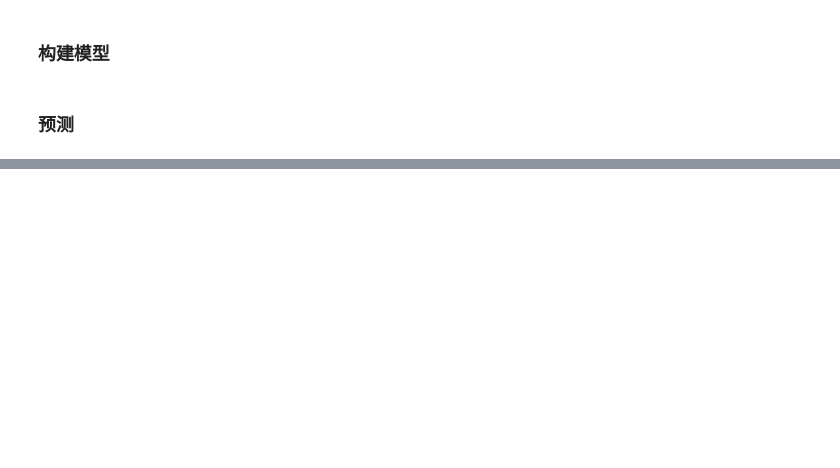
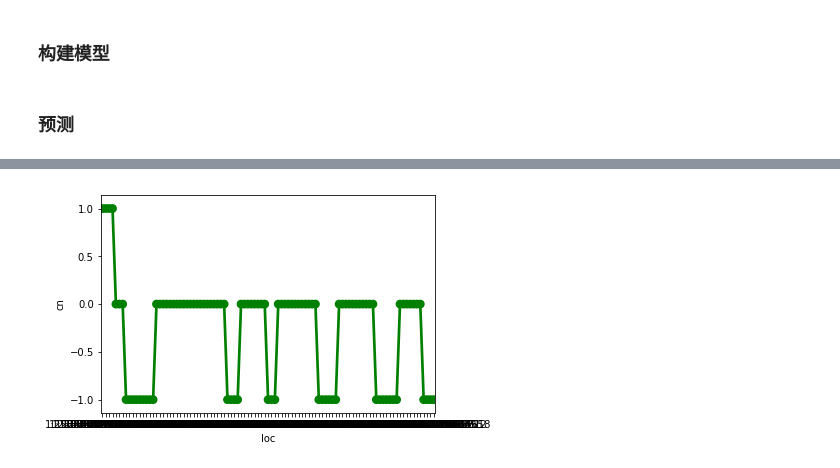
Before and after one commit to btrspg/python-lib-test, a Jupyter notebook: hmmlearn-test.ipynb, the cells around one changed output, grey strips where cells are left out. Cells and saved outputs as stored; diff of their text form; code cells hidden in the pictures; blank space fills up the shorter version.

```diff
--- a/hmmlearn-test.ipynb
+++ b/hmmlearn-test.ipynb
@@ -88,0 +132,4 @@ print(Z)
+# %%
+plot(pd_data2,y_test_3d,'value')
+# %% [output]
+[figure, added]
```
Also changed, not shown: parts of 8 cells of this notebook, 1 other file.
